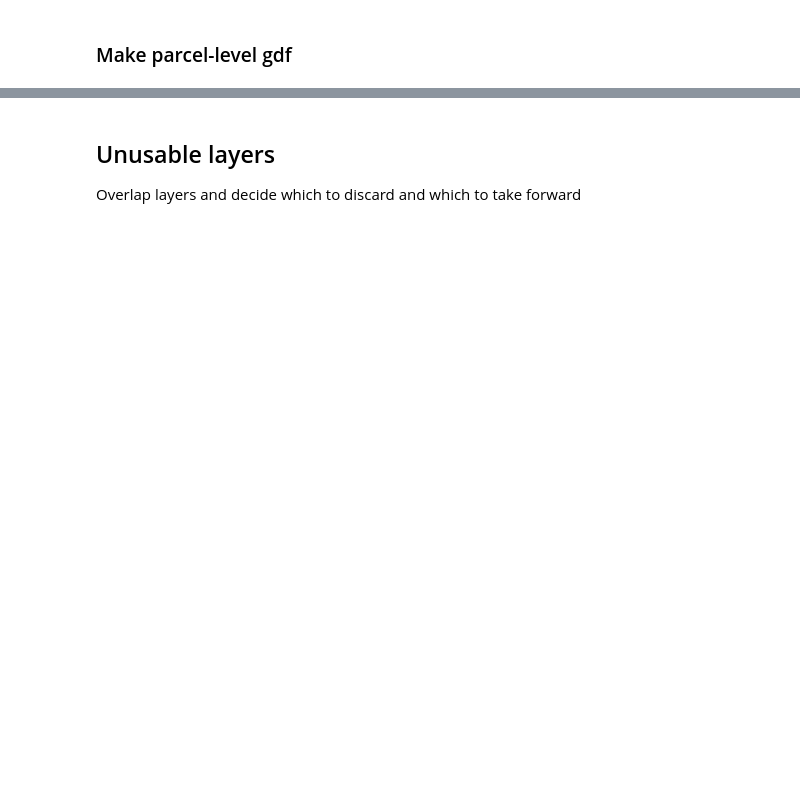
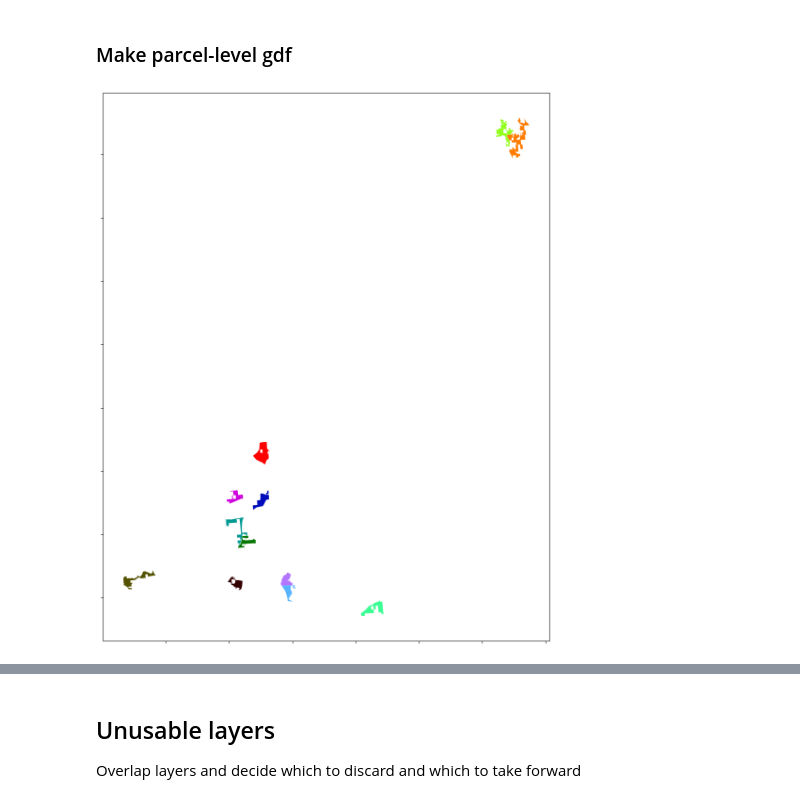
Before and after one commit to IDinsight/idinsight-solar-parks, a Jupyter notebook: notebooks/03_solar_parks_parcel_layers ashok nagar.ipynb, the cells around one changed output, grey strips where cells are left out. Cells and saved outputs as stored; diff of their text form; code cells hidden in the pictures; blank space fills up the shorter version.

```diff
--- a/notebooks/03_solar_parks_parcel_layers ashok nagar.ipynb
+++ b/notebooks/03_solar_parks_parcel_layers ashok nagar.ipynb
@@ -239,29 +155,31 @@ min_distances, closest_ids = get_closest_parcels(parcel_gdf, parcel_id_col="parc
 parcel_gdf.loc[:, "Closest Parcel Distance (m)"] = min_distances
 parcel_gdf.loc[:, "Closest Parcel ID"] = closest_ids
 # %%
-intra_distances_df = get_intra_parcel_distance_stats(
-    G_filtered_with_parcel_id,
-    parcel_gdf["parcel_id"].unique(),
-    parcel_id_col="parcel_id",
-)
-parcel_gdf = parcel_gdf.join(
-    intra_distances_df.set_index("parcel_id").drop(columns="raw_distances"),
-    on="parcel_id",
-)
+# intra_distances_df = get_intra_parcel_distance_stats(
+#     G_filtered_with_parcel_id,
+#     parcel_gdf["parcel_id"].unique(),
+#     parcel_id_col="parcel_id",
+# )
+# parcel_gdf = parcel_gdf.join(
+#     intra_distances_df.set_index("parcel_id").drop(columns="raw_distances"),
+#     on="parcel_id",
+# )
 # %%
 ax = parcel_gdf.plot(
     column="parcel_id",
     cmap=ListedColormap(generate_colormap(len(parcel_gdf))),
     figsize=(12, 12),
 )
 ax.set_xticklabels([])
 ax.set_yticklabels([])
 
 plt.tight_layout()
 plt.savefig(
-    DISTRICT_MAPS_OUTPUT_DATA_DIR / f"parcels_{distance_threshold}m_initial.png",
+    DISTRICT_MAPS_OUTPUT_DATA_DIR / "parcels_initial.png",
     dpi=300,
     bbox_inches="tight",
 )
+# %% [output]
+[figure, added]
 # %%
 parcel_gdf
```
Also changed, not shown: parts of 120 cells of this notebook, 1 other file.
